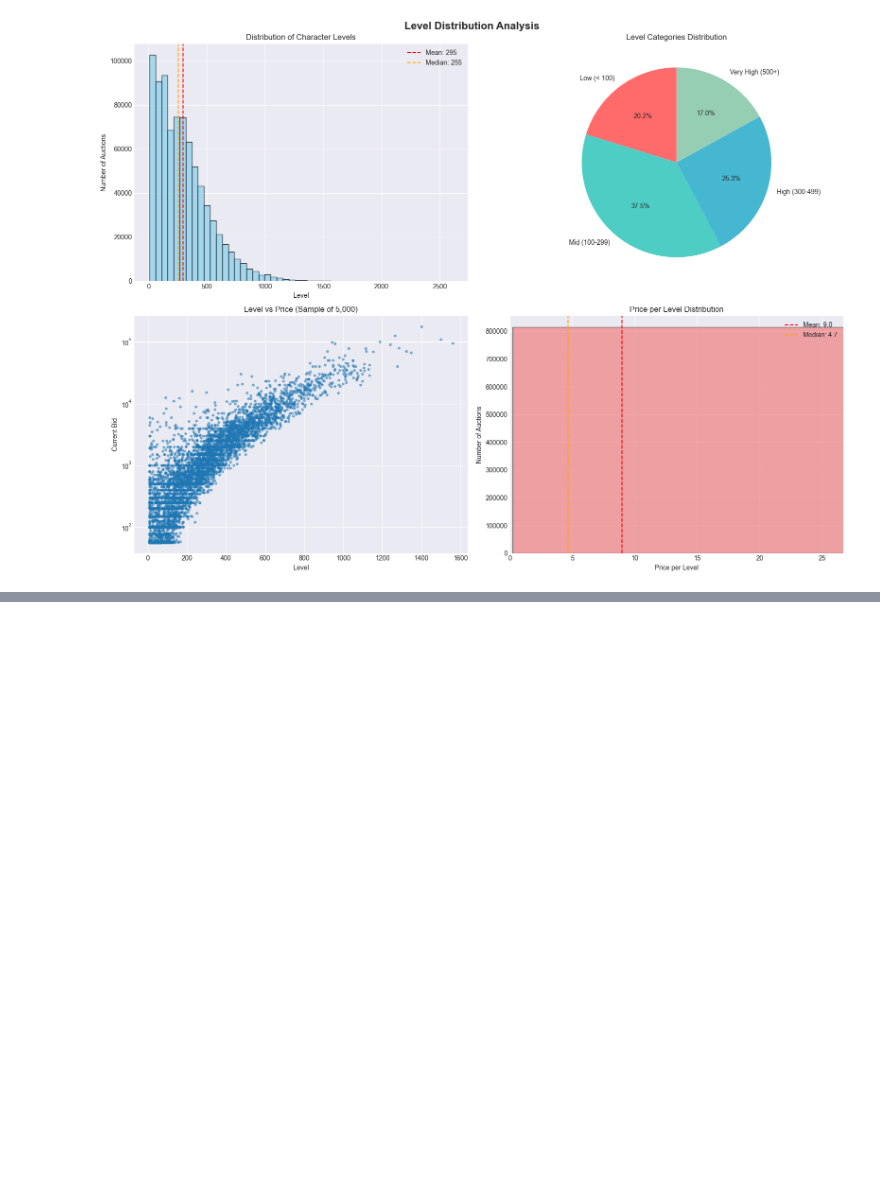
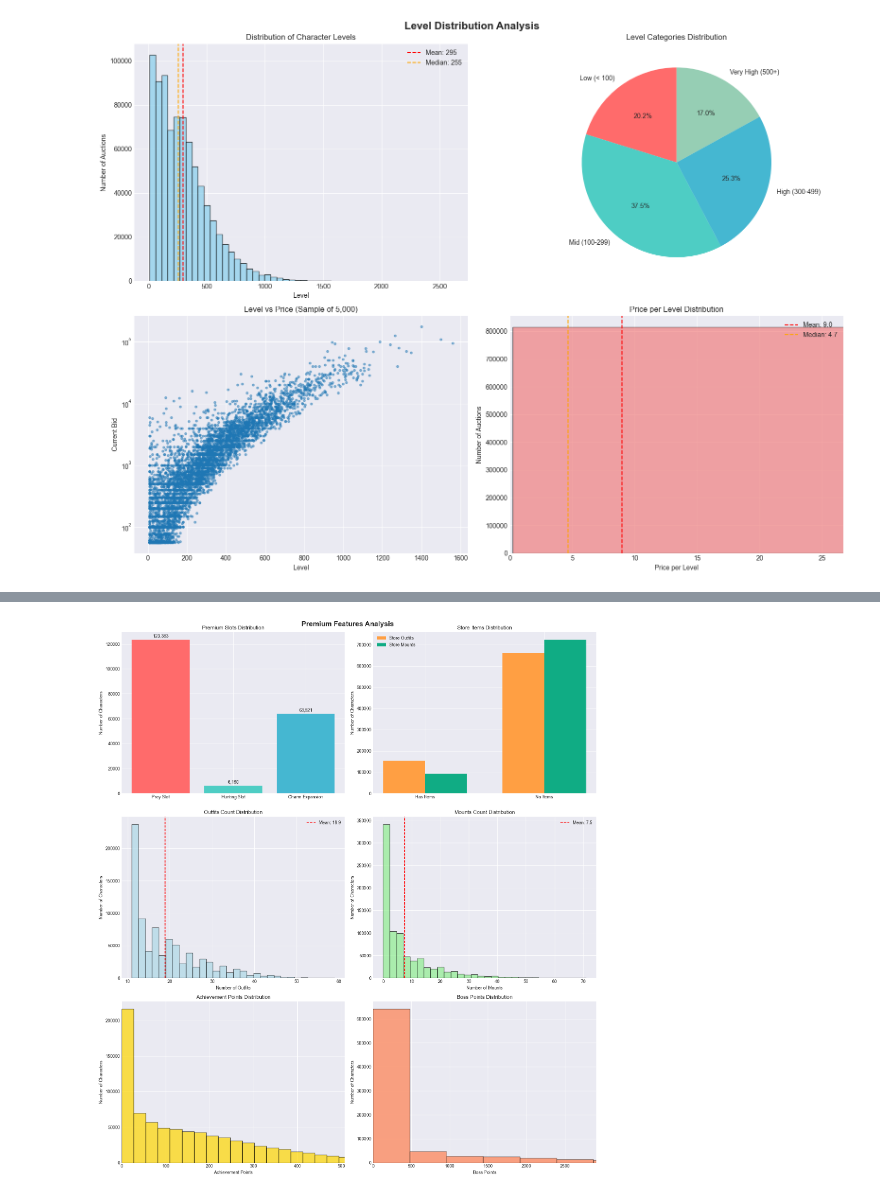
Before and after one commit to martynaottoni/tibia-auctions-analysis, a Jupyter notebook: notebooks/data_exploration.ipynb, the cells around one changed output, grey strips where cells are left out. Saved outputs shown, nothing was run; the diff lists cells and outputs as text; code cells hidden in the pictures; blank space fills up the shorter version.

Commit message:
Premium features analysis.

```diff
--- a/notebooks/data_exploration.ipynb
+++ b/notebooks/data_exploration.ipynb
@@ -705,0 +762,74 @@ plt.show()
+# %%
+# Visualizations
+fig, axes = plt.subplots(3, 2, figsize=(16, 18))
+fig.suptitle('Premium Features Analysis', fontsize=16, fontweight='bold')
+
+# 1. Premium Slots Distribution
+premium_slots = ['prey_slot', 'hunting_slot', 'charm_expansion']
+premium_counts = [auctions_df[slot].sum() for slot in premium_slots]
+premium_labels = ['Prey Slot', 'Hunting Slot', 'Charm Expansion']
+colors = ['#FF6B6B', '#4ECDC4', '#45B7D1']
+
+axes[0, 0].bar(premium_labels, premium_counts, color=colors)
+axes[0, 0].set_title('Premium Slots Distribution')
+axes[0, 0].set_ylabel('Number of Characters')
+for i, v in enumerate(premium_counts):
+    axes[0, 0].text(i, v + 1000, f'{v:,}', ha='center', va='bottom')
+
+# 2. Store Items Distribution
+store_outfit_yes = (auctions_df['store_outfits_count'] > 0).sum()
+store_outfit_no = (auctions_df['store_outfits_count'] == 0).sum()
+store_mount_yes = (auctions_df['store_mounts_count'] > 0).sum()
+store_mount_no = (auctions_df['store_mounts_count'] == 0).sum()
+
+store_data = {
+    'Store Outfits': [store_outfit_yes, store_outfit_no],
+    'Store Mounts': [store_mount_yes, store_mount_no]
+}
+
+x = np.arange(2)
+width = 0.35
+axes[0, 1].bar(x - width/2, store_data['Store Outfits'], width, label='Store Outfits', color='#FF9F43')
+axes[0, 1].bar(x + width/2, store_data['Store Mounts'], width, label='Store Mounts', color='#10AC84')
+axes[0, 1].set_title('Store Items Distribution')
+axes[0, 1].set_ylabel('Number of Characters')
+axes[0, 1].set_xticks(x)
+axes[0, 1].set_xticklabels(['Has Items', 'No Items'])
+axes[0, 1].legend()
+
+# 3. Outfits Count Distribution
+axes[1, 0].hist(auctions_df['outfits_count'], bins=30, color='lightblue', alpha=0.7, edgecolor='black')
+axes[1, 0].set_title('Outfits Count Distribution')
+axes[1, 0].set_xlabel('Number of Outfits')
+axes[1, 0].set_ylabel('Number of Characters')
+axes[1, 0].axvline(auctions_df['outfits_count'].mean(), color='red', linestyle='--',
+                   label=f'Mean: {auctions_df["outfits_count"].mean():.1f}')
+axes[1, 0].legend()
+
+# 4. Mounts Count Distribution
+axes[1, 1].hist(auctions_df['mounts_count'], bins=30, color='lightgreen', alpha=0.7, edgecolor='black')
+axes[1, 1].set_title('Mounts Count Distribution')
+axes[1, 1].set_xlabel('Number of Mounts')
+axes[1, 1].set_ylabel('Number of Characters')
+axes[1, 1].axvline(auctions_df['mounts_count'].mean(), color='red', linestyle='--',
+                   label=f'Mean: {auctions_df["mounts_count"].mean():.1f}')
+axes[1, 1].legend()
+
+# 5. Achievement Points Distribution
+axes[2, 0].hist(auctions_df['achievement_points'], bins=50, color='gold', alpha=0.7, edgecolor='black')
+axes[2, 0].set_title('Achievement Points Distribution')
+axes[2, 0].set_xlabel('Achievement Points')
+axes[2, 0].set_ylabel('Number of Characters')
+axes[2, 0].set_xlim(0, auctions_df['achievement_points'].quantile(0.95))  # Remove extreme outliers
+
+# 6. Boss Points Distribution
+axes[2, 1].hist(auctions_df['boss_points'], bins=50, color='coral', alpha=0.7, edgecolor='black')
+axes[2, 1].set_title('Boss Points Distribution')
+axes[2, 1].set_xlabel('Boss Points')
+axes[2, 1].set_ylabel('Number of Characters')
+axes[2, 1].set_xlim(0, auctions_df['boss_points'].quantile(0.95))  # Remove extreme outliers
+
+plt.tight_layout()
+plt.show()
+# %% [output]
+[figure, added]
```
Also changed, not shown: parts of 3 cells of this notebook.
